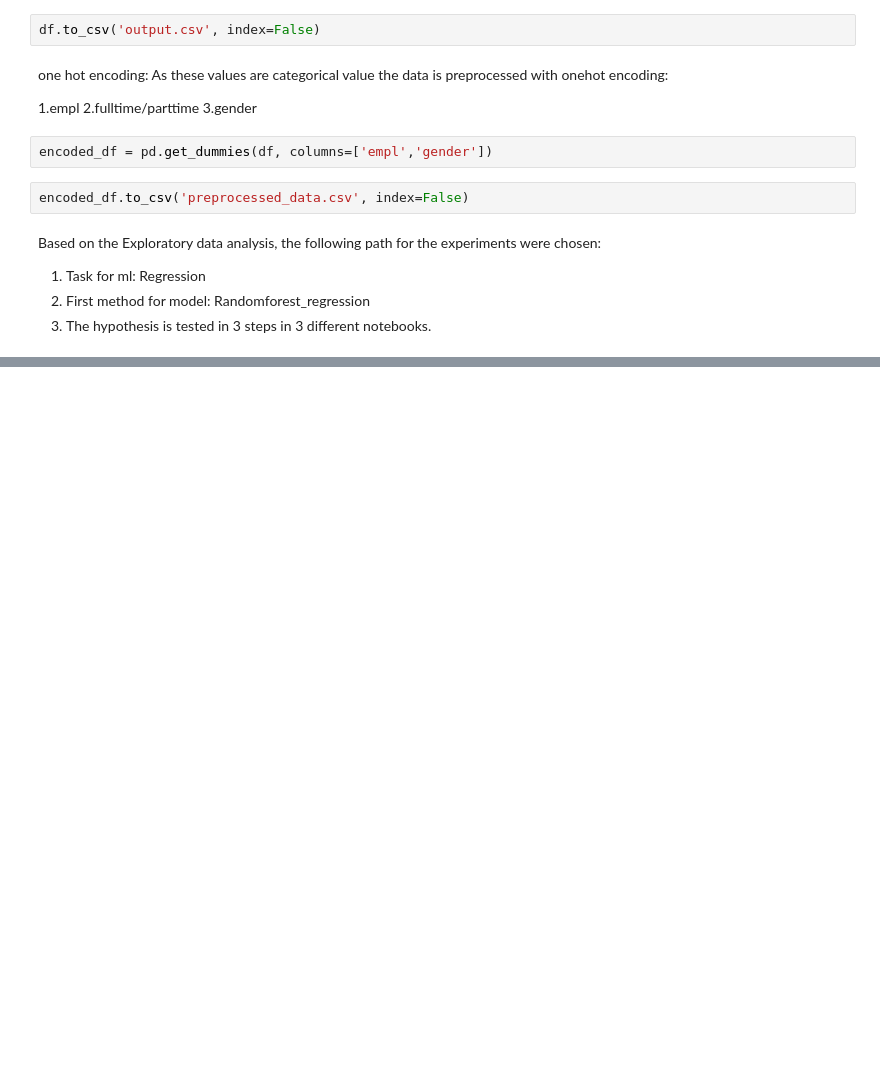
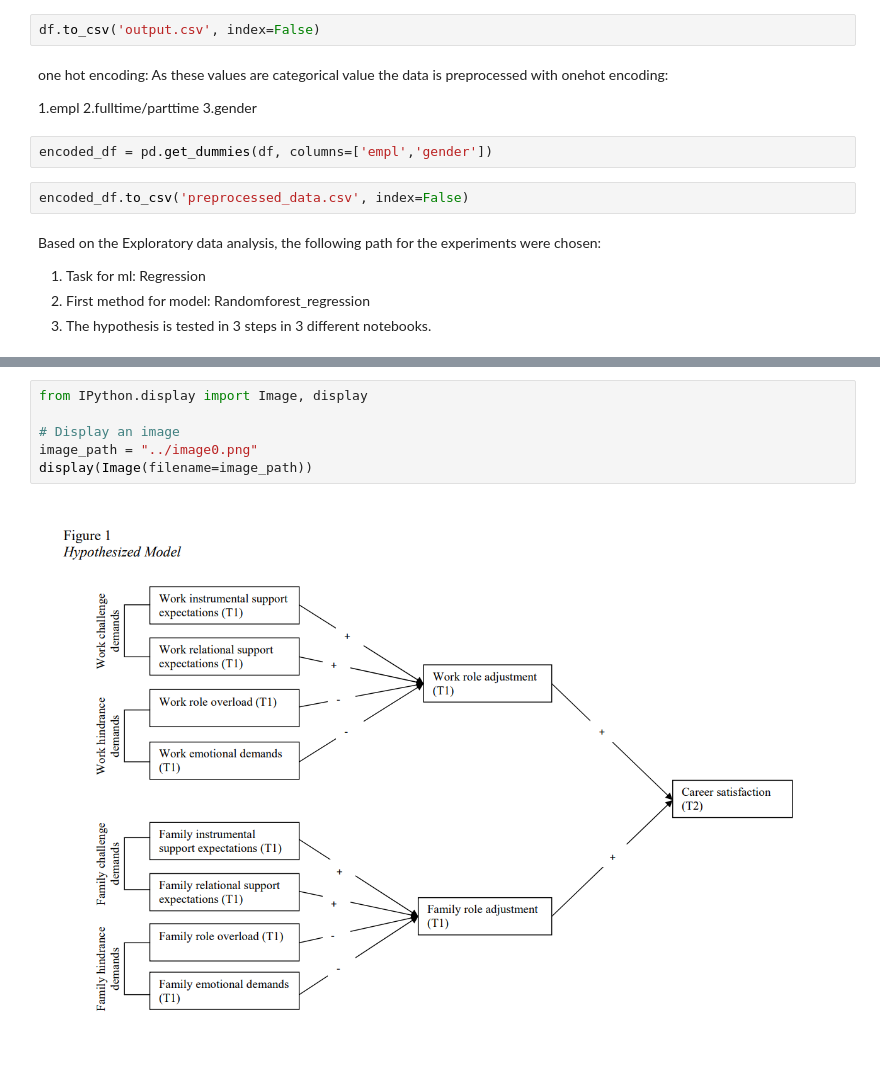
Before and after one commit to reema-dass26/Interdiciplinary_project_WU, a Jupyter notebook: source/EDA.ipynb, the cells around one changed output, grey strips where cells are left out. Cells and saved outputs as stored; diff of their text form; blank space fills up the shorter version.

Commit message:
image

```diff
--- a/source/EDA.ipynb
+++ b/source/EDA.ipynb
@@ -424,0 +423,8 @@ Based on the Exploratory data analysis, the following path for the experiments w
+# %%
+from IPython.display import Image, display
+
+# Display an image
+image_path = "../image0.png"
+display(Image(filename=image_path))
+# %% [output]
+[figure, added]
```
Also changed, not shown: parts of 1 cell of this notebook, 2 other files.
